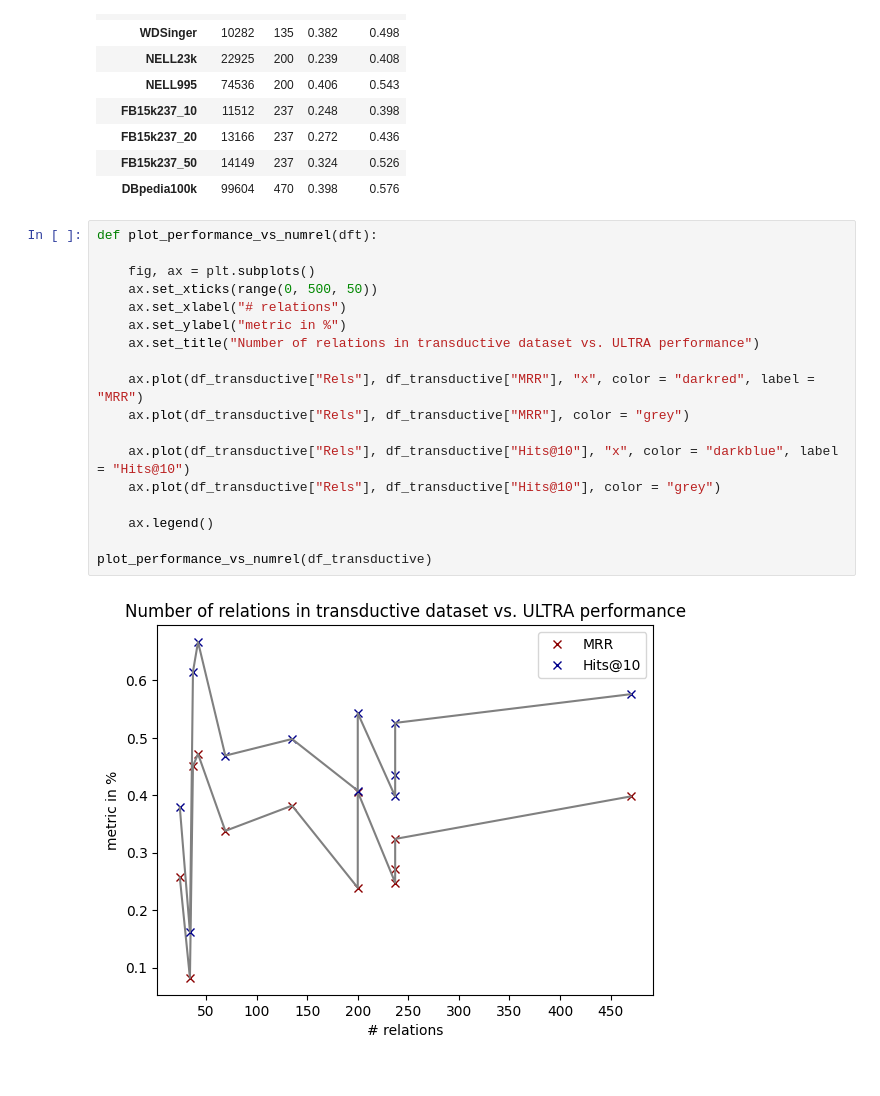
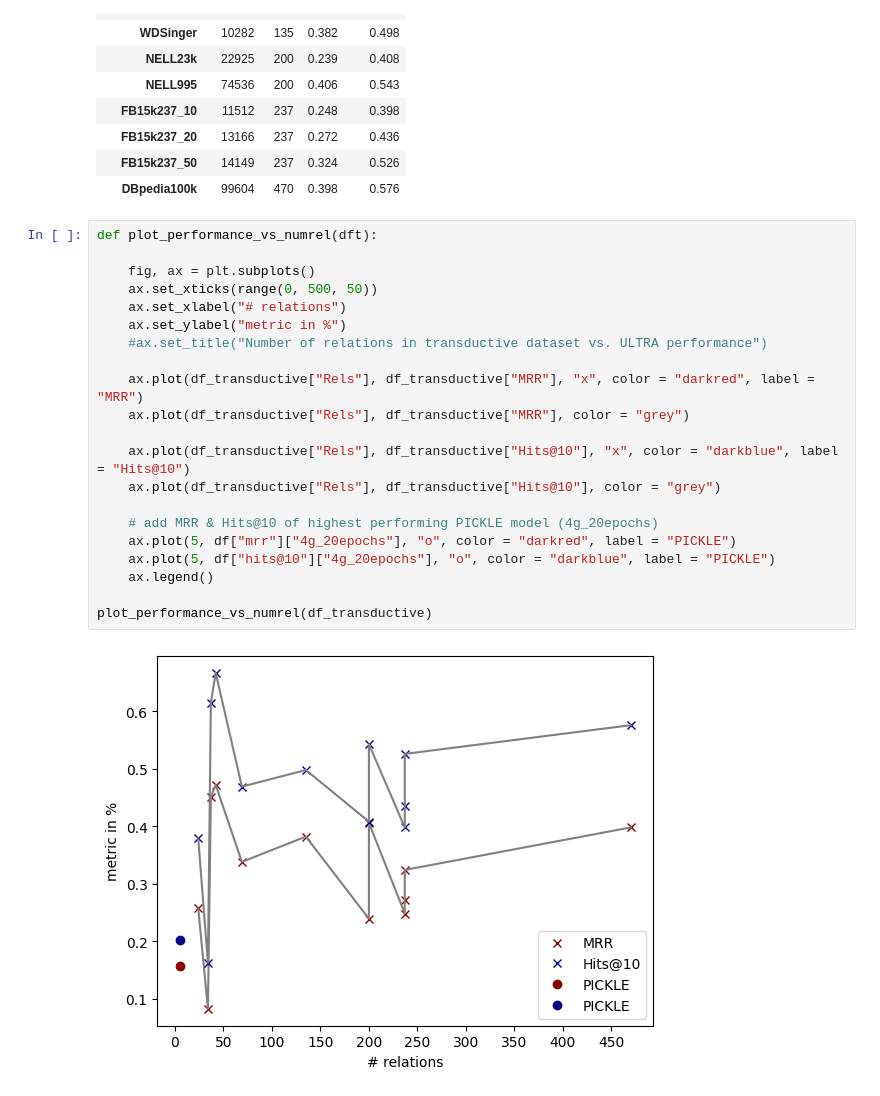
Before and after one commit to cora-hai/knowledge-augmentation-project, a Jupyter notebook: model_evaluation.ipynb, the cells around one changed output. Drawn from its saved outputs; the diff is of its cells as text.

```diff
--- a/model_evaluation.ipynb
+++ b/model_evaluation.ipynb
@@ -273,20 +325,23 @@ df_transductive
 # %%
 def plot_performance_vs_numrel(dft):
 
     fig, ax = plt.subplots()
     ax.set_xticks(range(0, 500, 50))
     ax.set_xlabel("# relations")
     ax.set_ylabel("metric in %")
-    ax.set_title("Number of relations in transductive dataset vs. ULTRA performance")
+    #ax.set_title("Number of relations in transductive dataset vs. ULTRA performance")
 
     ax.plot(df_transductive["Rels"], df_transductive["MRR"], "x", color = "darkred", label = "MRR")
     ax.plot(df_transductive["Rels"], df_transductive["MRR"], color = "grey")
 
     ax.plot(df_transductive["Rels"], df_transductive["Hits@10"], "x", color = "darkblue", label = "Hits@10")
     ax.plot(df_transductive["Rels"], df_transductive["Hits@10"], color = "grey")
 
+    # add MRR & Hits@10 of highest performing PICKLE model (4g_20epochs)
+    ax.plot(5, df["mrr"]["4g_20epochs"], "o", color = "darkred", label = "PICKLE")
+    ax.plot(5, df["hits@10"]["4g_20epochs"], "o", color = "darkblue", label = "PICKLE")
     ax.legend()
 
 plot_performance_vs_numrel(df_transductive)
 # %% [output]
-[figure, old version]
+[figure, new version]
```
Also changed, not shown: parts of 11 cells of this notebook, 14 other files.
